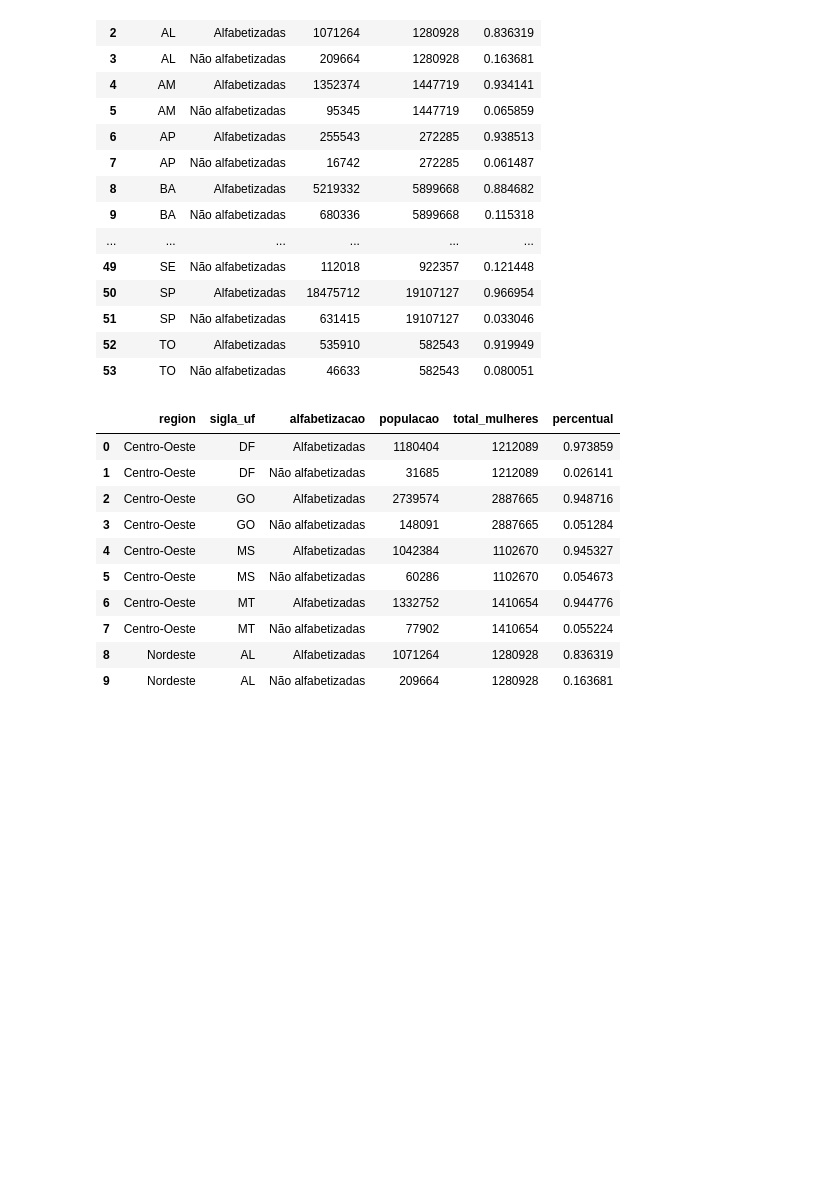
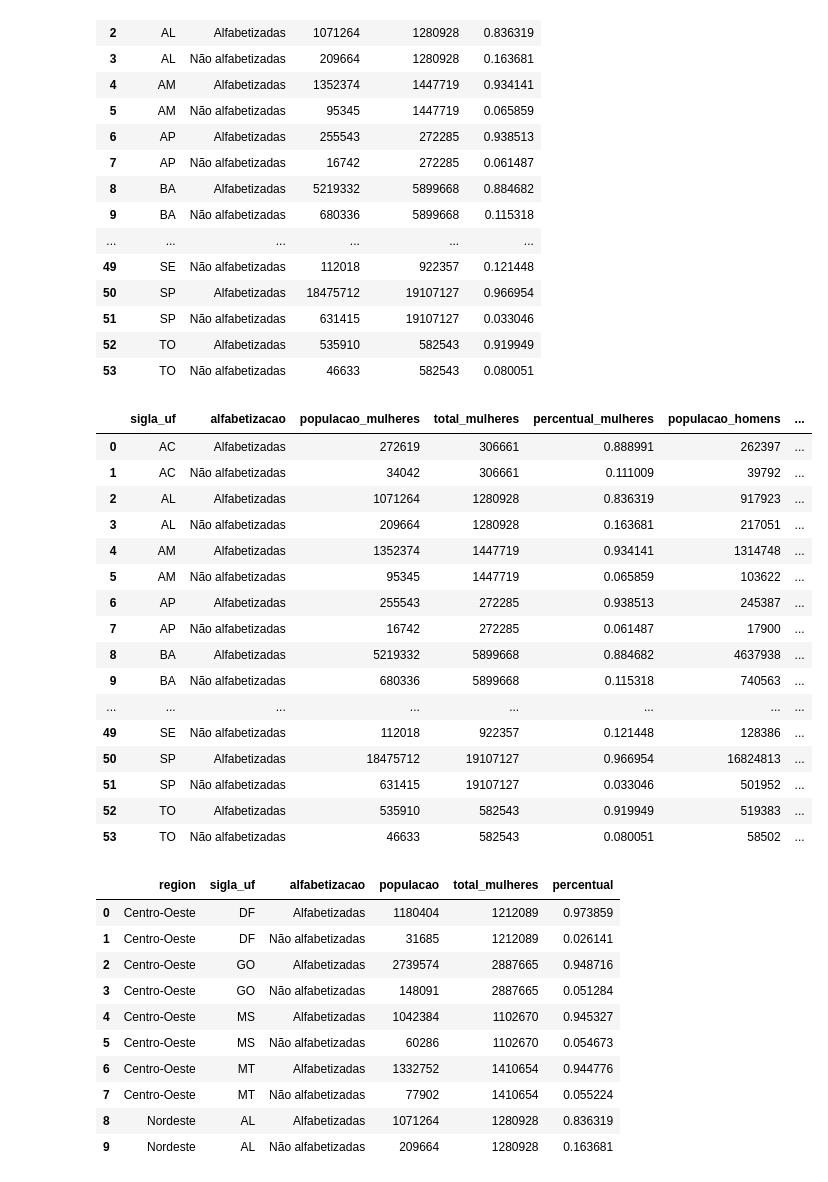
Before and after one commit to patriciacarbri/analise-alfabetizacao-mulheres-brasil, a Jupyter notebook: analise.ipynb, the cells around one changed output. Saved outputs shown, nothing was run; the diff lists cells and outputs as text; code cells hidden in the pictures; blank space fills up the shorter version.

```diff
--- a/analise.ipynb
+++ b/analise.ipynb
@@ -377,6 +402,88 @@ df_uf
 | 51 | SP | Não alfabetizadas | 631415 | 19107127 | 0.033046 |
 | 52 | TO | Alfabetizadas | 535910 | 582543 | 0.919949 |
 | 53 | TO | Não alfabetizadas | 46633 | 582543 | 0.080051 |
+# %%
+# Filtrar mulheres e homens
+df_mulheres = df_censo[df_censo['sexo'] == 'Mulheres'].copy()
+df_homens = df_censo[df_censo['sexo'] == 'Homens'].copy()
+
+# Garantir tipo numérico
+df_mulheres['populacao'] = pd.to_numeric(df_mulheres['populacao'], errors='coerce').fillna(0)
+df_homens['populacao'] = pd.to_numeric(df_homens['populacao'], errors='coerce').fillna(0)
+
+# Agregação por UF x alfabetizacao
+df_uf_mulheres = (
+    df_mulheres
+    .groupby(['sigla_uf', 'alfabetizacao'], as_index=False)['populacao']
+    .sum()
+    .rename(columns={'populacao': 'populacao_mulheres'})
+)
+
+df_uf_homens = (
+    df_homens
+    .groupby(['sigla_uf', 'alfabetizacao'], as_index=False)['populacao']
+    .sum()
+    .rename(columns={'populacao': 'populacao_homens'})
+)
+
+# Totais por UF para calcular percentuais
+totais_uf_mulheres = df_mulheres.groupby('sigla_uf', as_index=False)['populacao'].sum().rename(columns={'populacao':'total_mulheres'})
+totais_uf_homens = df_homens.groupby('sigla_uf', as_index=False)['populacao'].sum().rename(columns={'populacao':'total_homens'})
+
+# Anexar totais e calcular percentuais por UF
+df_uf_mulheres = df_uf_mulheres.merge(totais_uf_mulheres, on='sigla_uf', how='left')
+df_uf_mulheres['percentual_mulheres'] = df_uf_mulheres['populacao_mulheres'] / df_uf_mulheres['total_mulheres'].replace({0:np.nan})
+
+df_uf_homens = df_uf_homens.merge(totais_uf_homens, on='sigla_uf', how='left')
+df_uf_homens['percentual_homens'] = df_uf_homens['populacao_homens'] / df_uf_homens['total_homens'].replace({0:np.nan})
+
+# Juntar em uma única tabela por UF + alfabetizacao
+dist_uf_comparativa = pd.merge(
+    df_uf_mulheres,
+    df_uf_homens,
+    on=['sigla_uf','alfabetizacao'],
+    how='outer'
+)
+
+# Preencher contagens faltantes e normalizar tipos
+dist_uf_comparativa['populacao_mulheres'] = dist_uf_comparativa['populacao_mulheres'].fillna(0).astype(int)
+dist_uf_comparativa['populacao_homens'] = dist_uf_comparativa['populacao_homens'].fillna(0).astype(int)
+dist_uf_comparativa['total_mulheres'] = dist_uf_comparativa['total_mulheres'].fillna(0).astype(int)
+dist_uf_comparativa['total_homens'] = dist_uf_comparativa['total_homens'].fillna(0).astype(int)
+
+# Recalcular percentuais (seguro após merge)
+dist_uf_comparativa['percentual_mulheres'] = dist_uf_comparativa.apply(
+    lambda r: r['populacao_mulheres'] / r['total_mulheres'] if r['total_mulheres'] > 0 else np.nan, axis=1
+)
+dist_uf_comparativa['percentual_homens'] = dist_uf_comparativa.apply(
+    lambda r: r['populacao_homens'] / r['total_homens'] if r['total_homens'] > 0 else np.nan, axis=1
+)
+
+# Diferenças
+dist_uf_comparativa['dif_absoluta'] = dist_uf_comparativa['populacao_mulheres'] - dist_uf_comparativa['populacao_homens']
+dist_uf_comparativa['dif_percentual'] = dist_uf_comparativa['percentual_mulheres'] - dist_uf_comparativa['percentual_homens']
+
+# Ordenar e mostrar
+dist_uf_comparativa = dist_uf_comparativa.sort_values(['sigla_uf','alfabetizacao']).reset_index(drop=True)
+dist_uf_comparativa
+# %% [output]
+|  | sigla_uf | alfabetizacao | populacao_mulheres | total_mulheres | percentual_mulheres | populacao_homens | ... |
+| 0 | AC | Alfabetizadas | 272619 | 306661 | 0.888991 | 262397 | ... |
+| 1 | AC | Não alfabetizadas | 34042 | 306661 | 0.111009 | 39792 | ... |
+| 2 | AL | Alfabetizadas | 1071264 | 1280928 | 0.836319 | 917923 | ... |
+| 3 | AL | Não alfabetizadas | 209664 | 1280928 | 0.163681 | 217051 | ... |
+| 4 | AM | Alfabetizadas | 1352374 | 1447719 | 0.934141 | 1314748 | ... |
+| 5 | AM | Não alfabetizadas | 95345 | 1447719 | 0.065859 | 103622 | ... |
+| 6 | AP | Alfabetizadas | 255543 | 272285 | 0.938513 | 245387 | ... |
+| 7 | AP | Não alfabetizadas | 16742 | 272285 | 0.061487 | 17900 | ... |
+| 8 | BA | Alfabetizadas | 5219332 | 5899668 | 0.884682 | 4637938 | ... |
+| 9 | BA | Não alfabetizadas | 680336 | 5899668 | 0.115318 | 740563 | ... |
+| ... | ... | ... | ... | ... | ... | ... | ... |
+| 49 | SE | Não alfabetizadas | 112018 | 922357 | 0.121448 | 128386 | ... |
+| 50 | SP | Alfabetizadas | 18475712 | 19107127 | 0.966954 | 16824813 | ... |
+| 51 | SP | Não alfabetizadas | 631415 | 19107127 | 0.033046 | 501952 | ... |
+| 52 | TO | Alfabetizadas | 535910 | 582543 | 0.919949 | 519383 | ... |
+| 53 | TO | Não alfabetizadas | 46633 | 582543 | 0.080051 | 58502 | ... |
 # %%
 # **Quais capitais concentram os maiores e menores índices de alfabetização entre mulheres?**
 # %%
```
Also changed, not shown: parts of 9 cells of this notebook.
